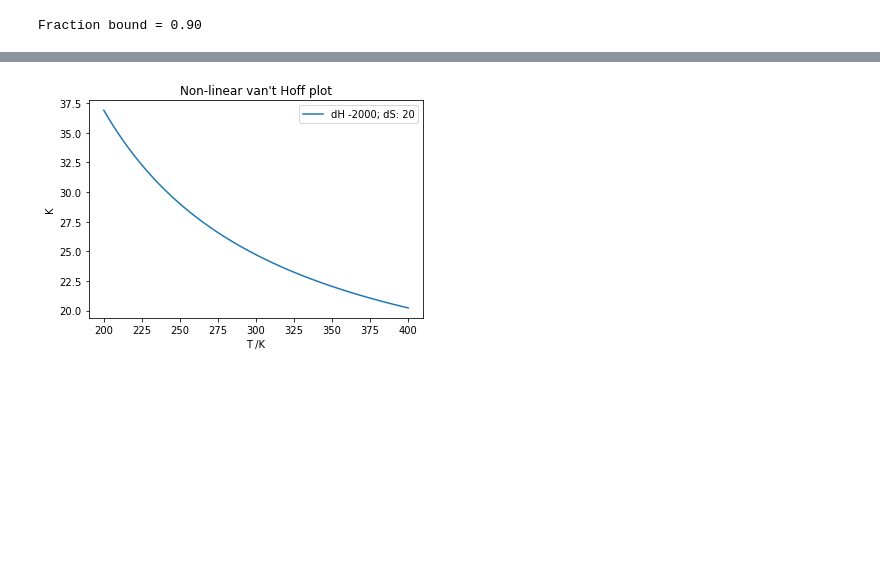
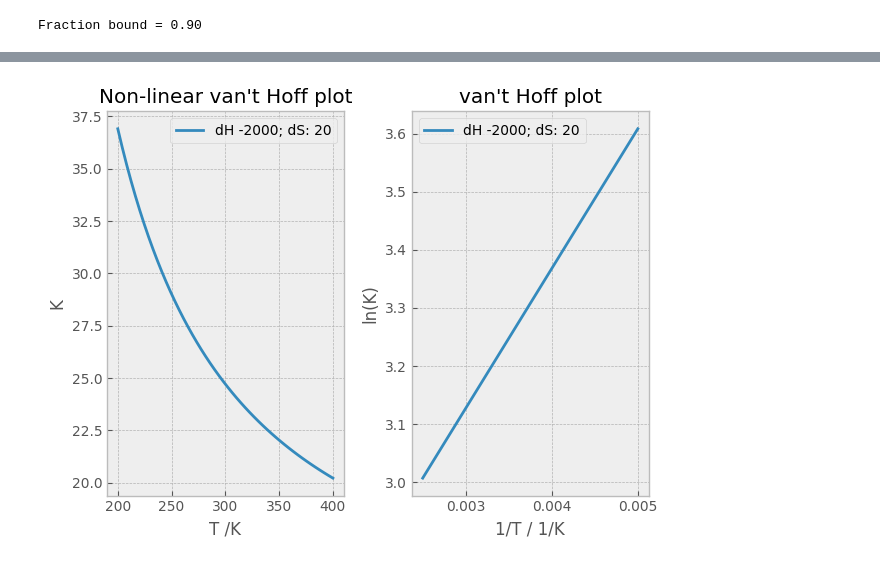
Before and after one commit to mpfoster/Biochem5721, a Jupyter notebook: binding+plots.ipynb, the cells around one changed output, grey strips where cells are left out. Saved outputs shown, nothing was run; the diff lists cells and outputs as text; code cells hidden in the pictures; blank space fills up the shorter version.

```diff
--- a/binding+plots.ipynb
+++ b/binding+plots.ipynb
@@ -61,10 +83,17 @@ plt.show()
 # %%
 # hyperbolic
+def hyperbolic(x,Kd):
+  return x/(x+Kd)
+
 Kd = 1e-6
-y2 = x/(Kd + x)
-plt.plot(x,y2, label = "Kd = %.e" % Kd)
-plt.legend()
-plt.xlabel('Free ligand concentration/M')
-plt.ylabel('Y')
-plt.show()
+y2 = hyperbolic(x,Kd)
+
+plt.style.use('default')
+fig,ax = plt.subplots()
+ax.plot(x,y2, label = "Kd = %.e" % Kd)
+ax.legend()
+ax.set_xlabel('Free ligand concentration/M')
+ax.set_ylabel('Y')
+ax.grid(True)
+fig.show()
 # %% [output]
@@ -72,17 +101,34 @@ plt.show()
 # %%
 # Van't Hoff:
 # dG = -RT ln K = dH - TdS
 # K = exp(-(dH-TdS)/RT) = exp(-dH/T + dS/R))
+def ulvanthoff(T,dH,dS):
+  K = np.exp(-dH/T/R + dS/R)
+  return K
+
 dS = 20
 dH = -2e3
 R = 8.314
 T = np.linspace(200,400)
-K = np.exp(-dH/T/R + dS/R)
-plt.plot(T,K, label= 'dH %.f; dS: %.f' % (dH, dS))
-plt.title('Non-linear van\'t Hoff plot')
-plt.xlabel('T /K')
-plt.ylabel('K')
-plt.legend()
-plt.show()
+K = ulvanthoff(T,dH,dS)
+
+plt.style.use('bmh')
+fig,ax = plt.subplots(1,2)
+
+ax[0].plot(T,K, label= 'dH %.f; dS: %.f' % (dH, dS))
+ax[0].set_title('Non-linear van\'t Hoff plot')
+ax[0].set_xlabel('T /K')
+ax[0].set_ylabel('K')
+ax[0].legend()
+
+ax[1].plot(1/T,np.log(K), label='dH %.f; dS: %.f' % (dH, dS))
+ax[1].set_title('van\'t Hoff plot')
+ax[1].set_xlabel('1/T / 1/K')
+ax[1].set_ylabel('ln(K)')
+ax[1].legend()
+
+plt.tight_layout()
+
+fig.show()
 # %% [output]
-[figure, old version]
+[figure, new version]
```
Also changed, not shown: parts of 6 cells of this notebook.
